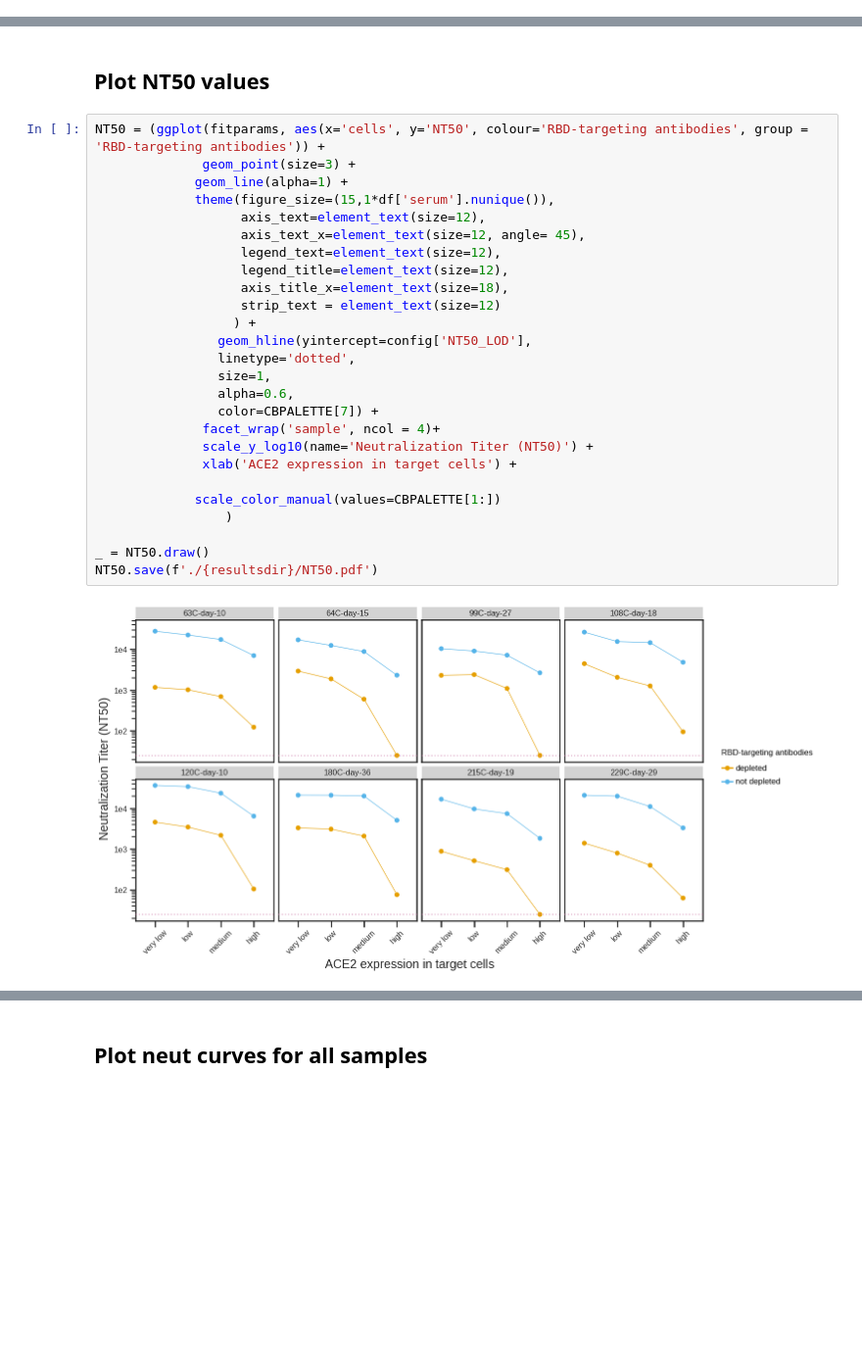
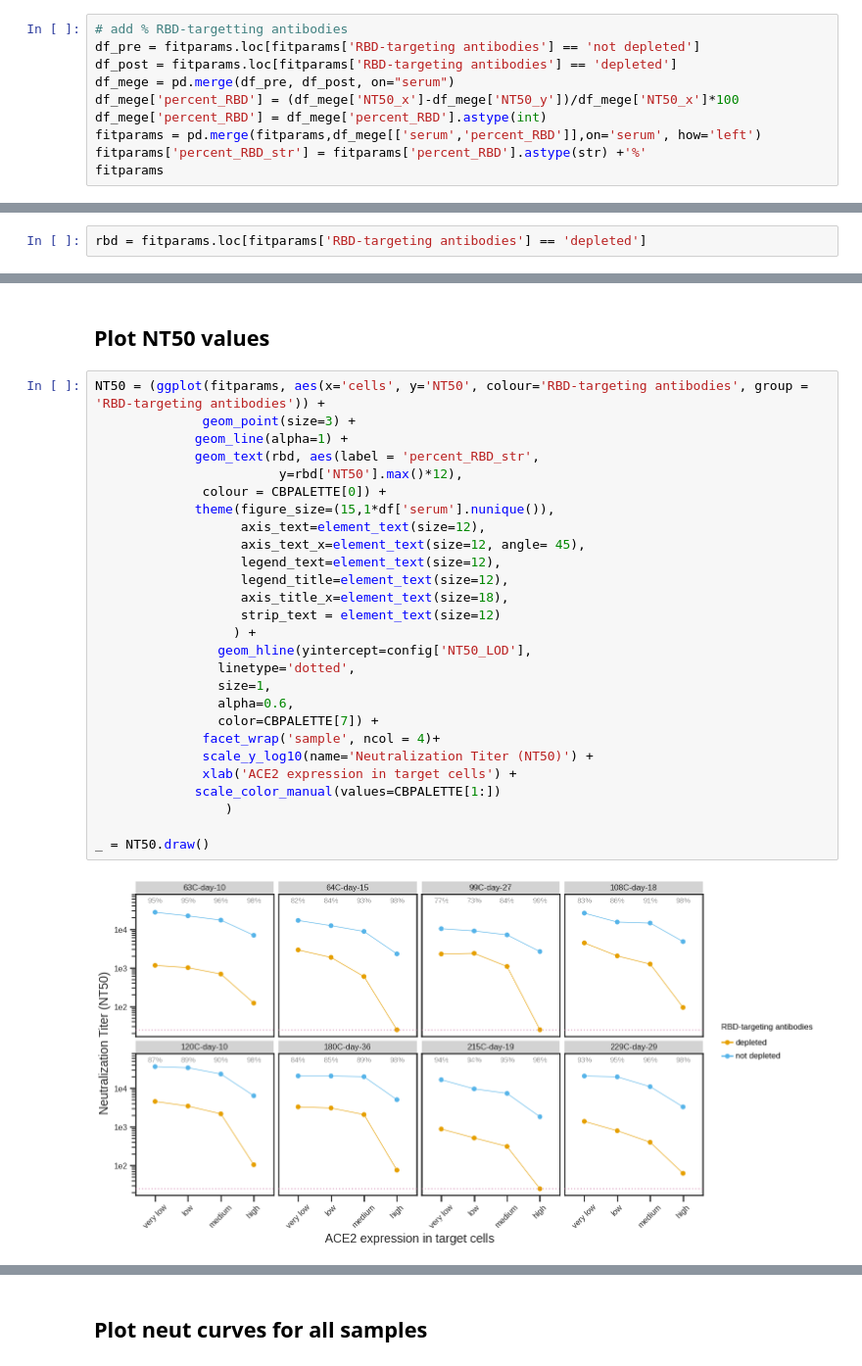
Before and after one commit to jbloomlab/Ace2_expression_neuts, a Jupyter notebook: virus_neutralization.ipynb, the cells around one changed output, grey strips where cells are left out. Shown at 98% size. Cells and saved outputs as stored; diff of their text form; blank space fills up the shorter version.

```diff
--- a/virus_neutralization.ipynb
+++ b/virus_neutralization.ipynb
@@ -124,3 +91,13 @@ fitparams['sample'] = pd.Categorical(fitparams['sample'], categories=cat_order_s
 # %%
 #save data
 fitparams.to_csv(config['neuts'], index=False)
+# %%
+# add % RBD-targetting antibodies
+df_pre = fitparams.loc[fitparams['RBD-targeting antibodies'] == 'not depleted']
+df_post = fitparams.loc[fitparams['RBD-targeting antibodies'] == 'depleted']
+df_mege = pd.merge(df_pre, df_post, on="serum")
+df_mege['percent_RBD'] = (df_mege['NT50_x']-df_mege['NT50_y'])/df_mege['NT50_x']*100
+df_mege['percent_RBD'] = df_mege['percent_RBD'].astype(int)
+fitparams = pd.merge(fitparams,df_mege[['serum','percent_RBD']],on='serum', how='left')
+fitparams['percent_RBD_str'] = fitparams['percent_RBD'].astype(str) +'%'
+fitparams
@@ -127,3 +118,5 @@ fitparams.to_csv(config['neuts'], index=False)
+# %%
+rbd = fitparams.loc[fitparams['RBD-targeting antibodies'] == 'depleted']
 # %% [markdown]
 ## Plot IC50 values
 # %%
@@ -153,28 +152,29 @@ IC50.save(f'./{resultsdir}/IC50.pdf')
 # %%
 NT50 = (ggplot(fitparams, aes(x='cells', y='NT50', colour='RBD-targeting antibodies', group = 'RBD-targeting antibodies')) +
               geom_point(size=3) +
              geom_line(alpha=1) +
+             geom_text(rbd, aes(label = 'percent_RBD_str',
+                        y=rbd['NT50'].max()*12),
+              colour = CBPALETTE[0]) +
              theme(figure_size=(15,1*df['serum'].nunique()),
                    axis_text=element_text(size=12),
                    axis_text_x=element_text(size=12, angle= 45),
                    legend_text=element_text(size=12),
                    legend_title=element_text(size=12),
                    axis_title_x=element_text(size=18),
                    strip_text = element_text(size=12)
                   ) +
                 geom_hline(yintercept=config['NT50_LOD'],
                 linetype='dotted',
                 size=1,
                 alpha=0.6,
                 color=CBPALETTE[7]) +
               facet_wrap('sample', ncol = 4)+
               scale_y_log10(name='Neutralization Titer (NT50)') +
               xlab('ACE2 expression in target cells') +
-
              scale_color_manual(values=CBPALETTE[1:])
                  )
 
 _ = NT50.draw()
-NT50.save(f'./{resultsdir}/NT50.pdf')
 # %% [output]
-[figure, old version]
+[figure, new version]
```
Also changed, not shown: parts of 11 cells of this notebook, 15 other files.
